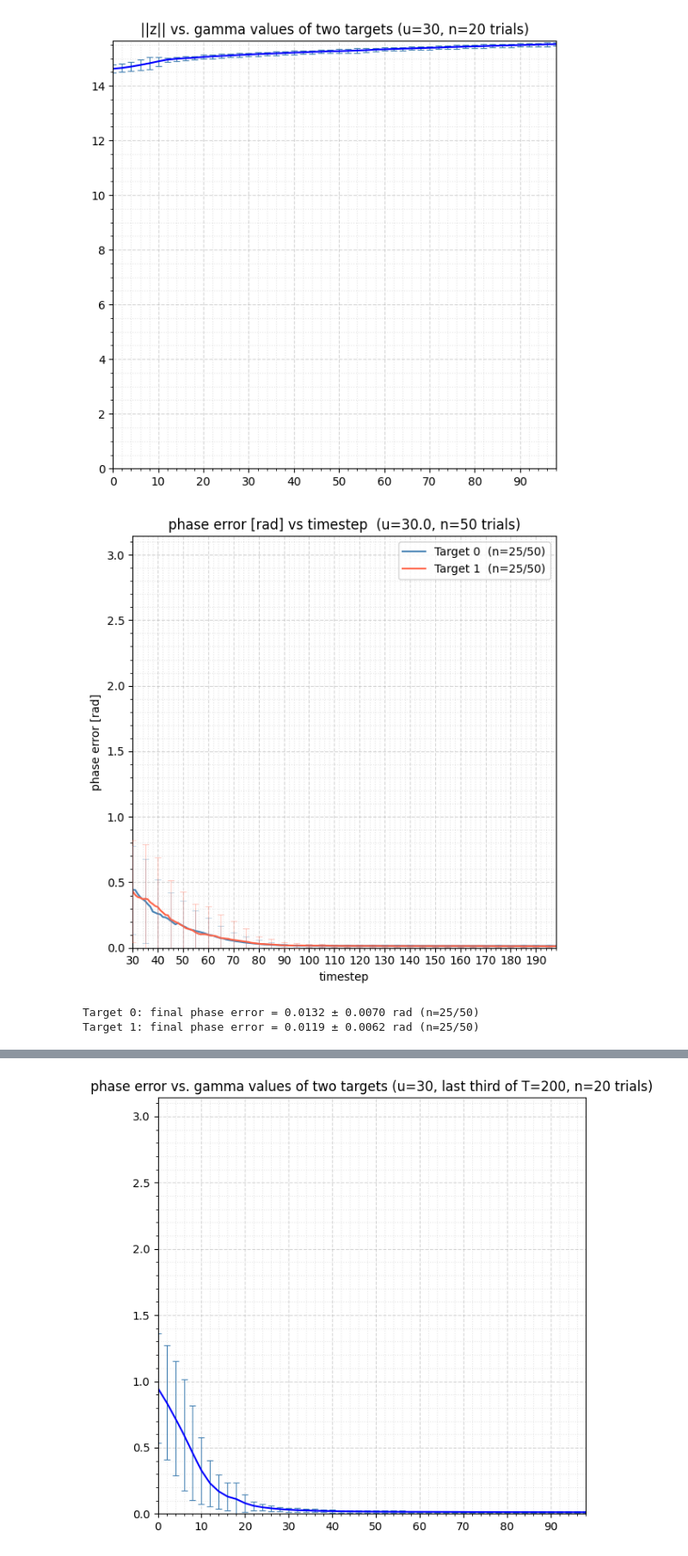
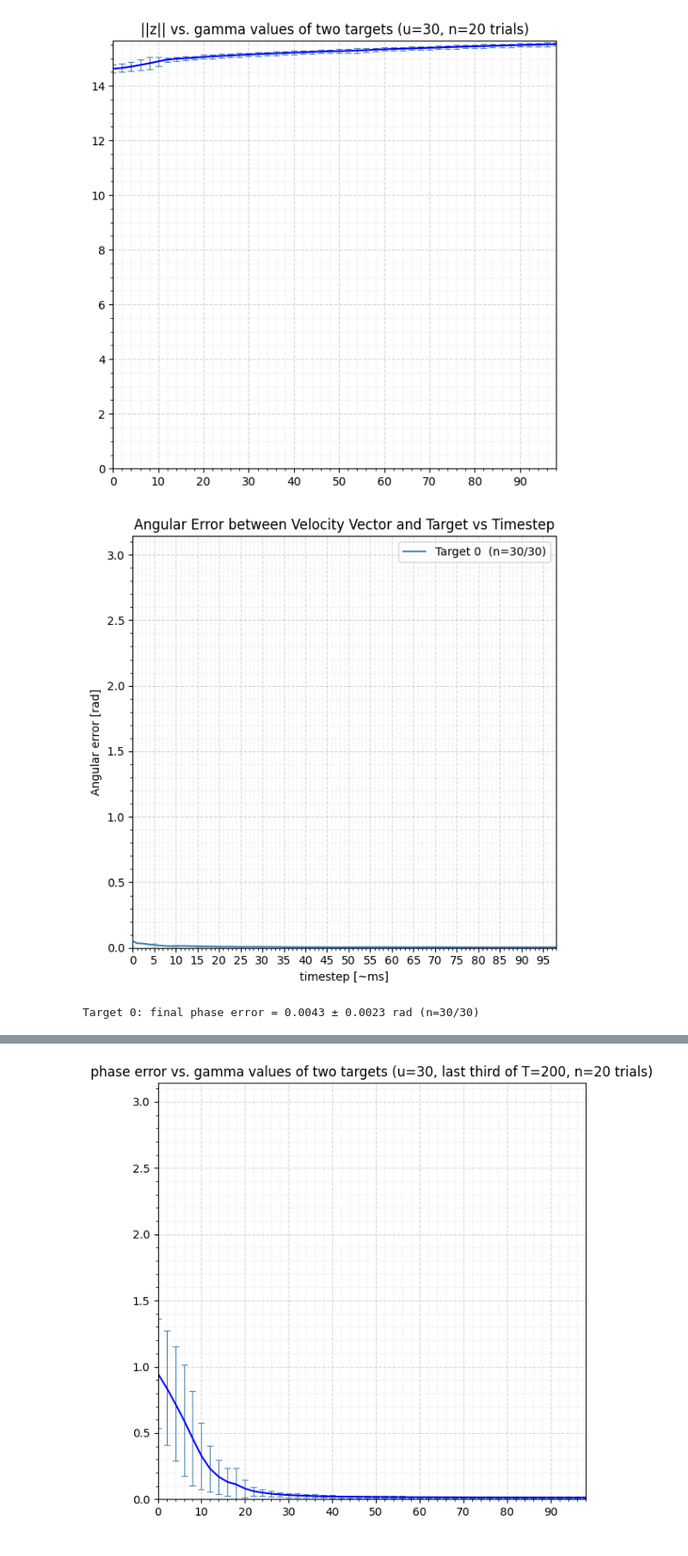
Before and after one commit to noah-ginzburg/RANController, a Jupyter notebook: RAN/mean_field_model_3d.ipynb, the cells around one changed output, grey strips where cells are left out. Shown at 86% size. Saved outputs shown, nothing was run; the diff lists cells and outputs as text; code cells hidden in the pictures.

```diff
--- a/RAN/mean_field_model_3d.ipynb
+++ b/RAN/mean_field_model_3d.ipynb
@@ -700,18 +700,18 @@ plot_scatter_regular(gamma_vals, z_vals_mean, len(gamma_vals)/5,
 # %% [output]
 [figure]
 # %%
-n_trials = 50
-T = 200
+n_trials = 30
+T = 100
 u = 30.0
 
 # reset targets — the gamma cell above mutates quality in-place
 target1 = [2.0, 0, np.pi/2, 30.0]
 target2 = [2.0, (np.pi), np.pi/2, 30.0]
-targets = [target1, target2]
+targets = [target1]
 
 b = generate_sensory_input(nodes, targets, kappa)
 
-start_index = 30
+start_index = 0
 end_index = T - 1
 n_steps = end_index - start_index
 
@@ -747,36 +747,35 @@ for t_idx in range(len(targets)):
     errors = all_phase_errors[trial_mask, t_idx, :]
     mean   = np.mean(errors, axis=0)
     std    = np.std(errors,  axis=0)
 
     final_errors[t_idx] = (mean[-1], std[-1], n_selected)
 
     ax.plot(x_vals, mean, color=c, linewidth=1.5,
             label=f'Target {t_idx}  (n={n_selected}/{n_trials})', zorder=2)
     eb_idx = np.where(errbar_mask)[0]
     _, caps, bars = ax.errorbar(x_vals[eb_idx], mean[eb_idx], yerr=std[eb_idx],
                                 color=c, ecolor=c, elinewidth=0.8, capsize=3, capthick=0.8,
                                 fmt='none', zorder=3)
     for bar in bars:
         bar.set_alpha(0.3)
     for cap in caps:
         cap.set_alpha(0.3)
 
 ax.set_xlim(x_vals[0], x_vals[-1])
 ax.set_ylim(0, np.pi)
 ax.xaxis.set_major_locator(ticker.MultipleLocator(int(T / 20)))
 ax.grid(True, which='major', linestyle='--', alpha=0.5)
 ax.grid(True, which='minor', linestyle=':', alpha=0.3)
 ax.minorticks_on()
 ax.legend()
-ax.set_title(f'phase error [rad] vs timestep  (u={u}, n={n_trials} trials)')
-ax.set_xlabel('timestep')
-ax.set_ylabel('phase error [rad]')
+ax.set_title(f'Angular Error between Velocity Vector and Target vs Timestep')
+ax.set_xlabel('timestep [~ms]')
+ax.set_ylabel('Angular error [rad]')
 plt.tight_layout()
 plt.show()
 
 for t_idx, (mean_final, std_final, n_selected) in final_errors.items():
     print(f'Target {t_idx}: final phase error = {mean_final:.4f} ± {std_final:.4f} rad (n={n_selected}/{n_trials})')
 # %% [output]
-[figure, old version]
+[figure, new version]
-Target 0: final phase error = 0.0132 ± 0.0070 rad (n=25/50)
-Target 1: final phase error = 0.0119 ± 0.0062 rad (n=25/50)
+Target 0: final phase error = 0.0043 ± 0.0023 rad (n=30/30)
```
Also changed, not shown: parts of 1 cell of this notebook, 4 other files.
